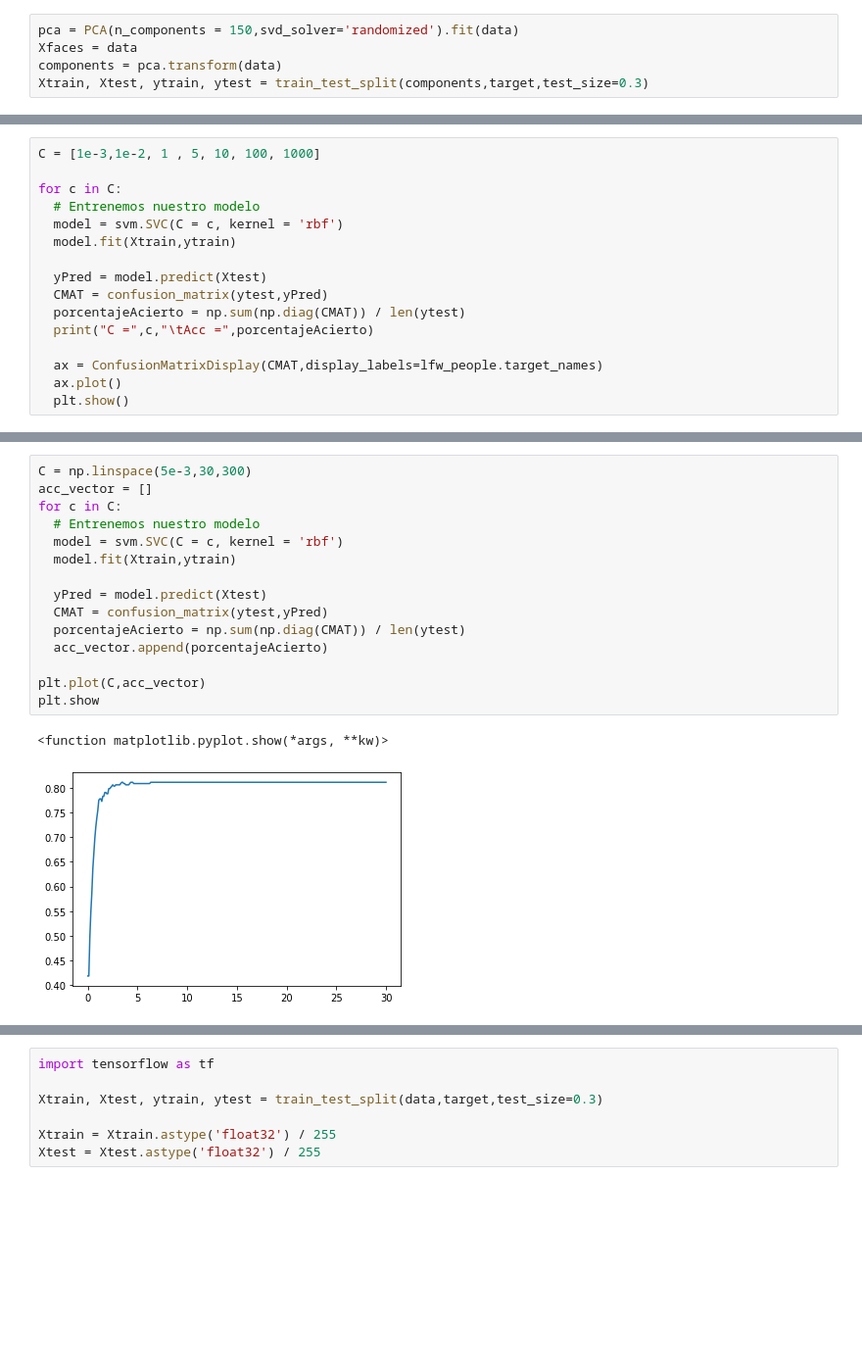
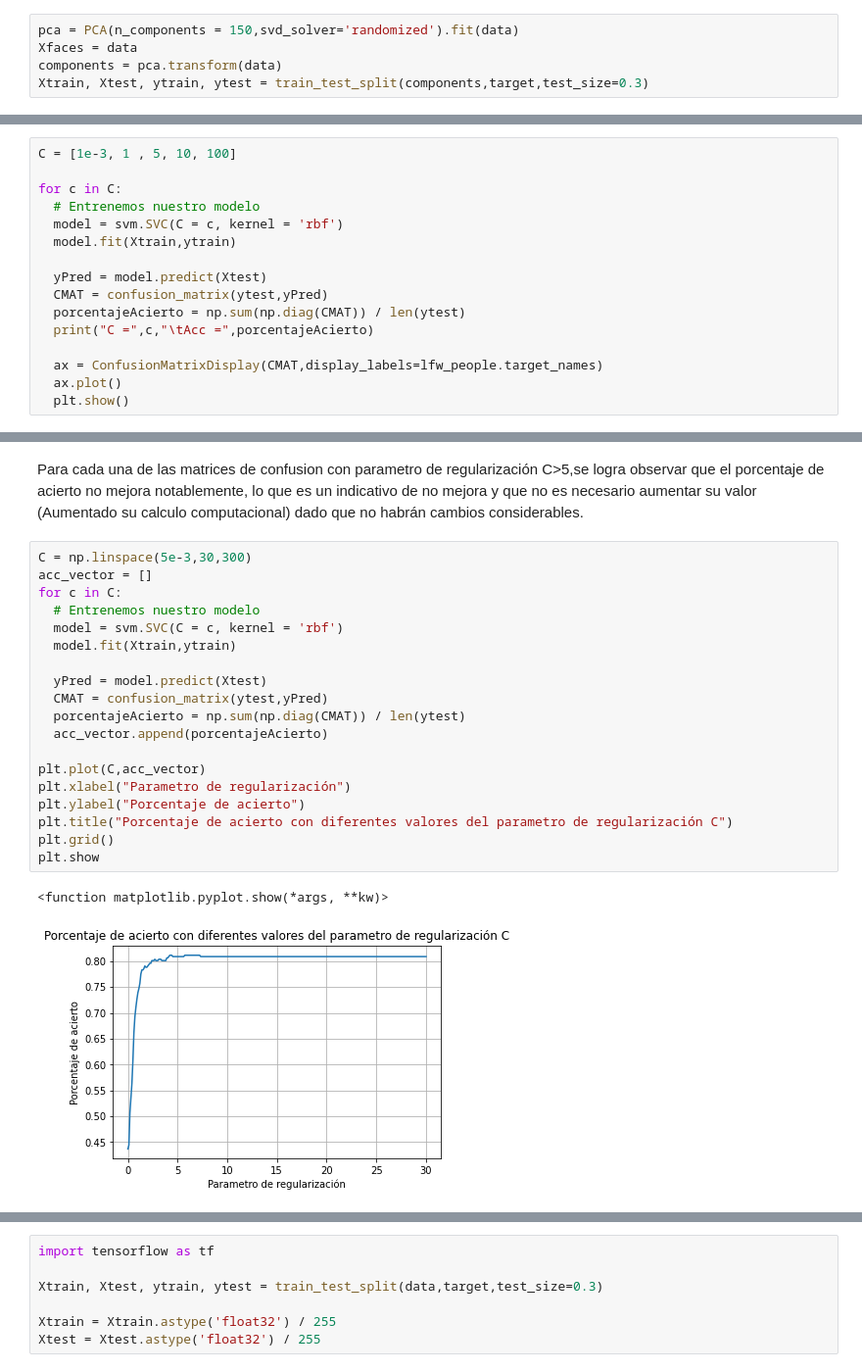
Before and after one commit to chape8/Se-alesIII, a Jupyter notebook: MiniProyecto2.ipynb, the cells around one changed output, grey strips where cells are left out. Shown at 98% size. Cells and saved outputs as stored; diff of their text form; blank space fills up the shorter version.

```diff
--- a/MiniProyecto2.ipynb
+++ b/MiniProyecto2.ipynb
@@ -49,5 +52,5 @@ Xtrain, Xtest, ytrain, ytest = train_test_split(components,target,test_size=0.3)
 # %%
-C = [1e-3,1e-2, 1 , 5, 10, 100, 1000]
+C = [1e-3, 1 , 5, 10, 100]
 
 for c in C:
   # Entrenemos nuestro modelo
@@ -80,18 +79,24 @@ C = 1000        Acc = 0.8113695090439277
+# %% [markdown]
+Para cada una de las matrices de confusion con parametro de regularización C>5,se logra observar que el porcentaje de acierto no mejora notablemente, lo que es un indicativo de no mejora y que no es necesario aumentar su valor (Aumentado su calculo computacional) dado que no habrán cambios considerables.
 # %%
 C = np.linspace(5e-3,30,300)
 acc_vector = []
 for c in C:
   # Entrenemos nuestro modelo
   model = svm.SVC(C = c, kernel = 'rbf')
   model.fit(Xtrain,ytrain)
 
   yPred = model.predict(Xtest)
   CMAT = confusion_matrix(ytest,yPred)
   porcentajeAcierto = np.sum(np.diag(CMAT)) / len(ytest)
   acc_vector.append(porcentajeAcierto)
 
 plt.plot(C,acc_vector)
+plt.xlabel("Parametro de regularización")
+plt.ylabel("Porcentaje de acierto")
+plt.title("Porcentaje de acierto con diferentes valores del parametro de regularización C")
+plt.grid()
 plt.show
 # %% [output]
 <function matplotlib.pyplot.show(*args, **kw)>
-[figure, old version]
+[figure, new version]
```
Also changed, not shown: parts of 23 cells of this notebook.
